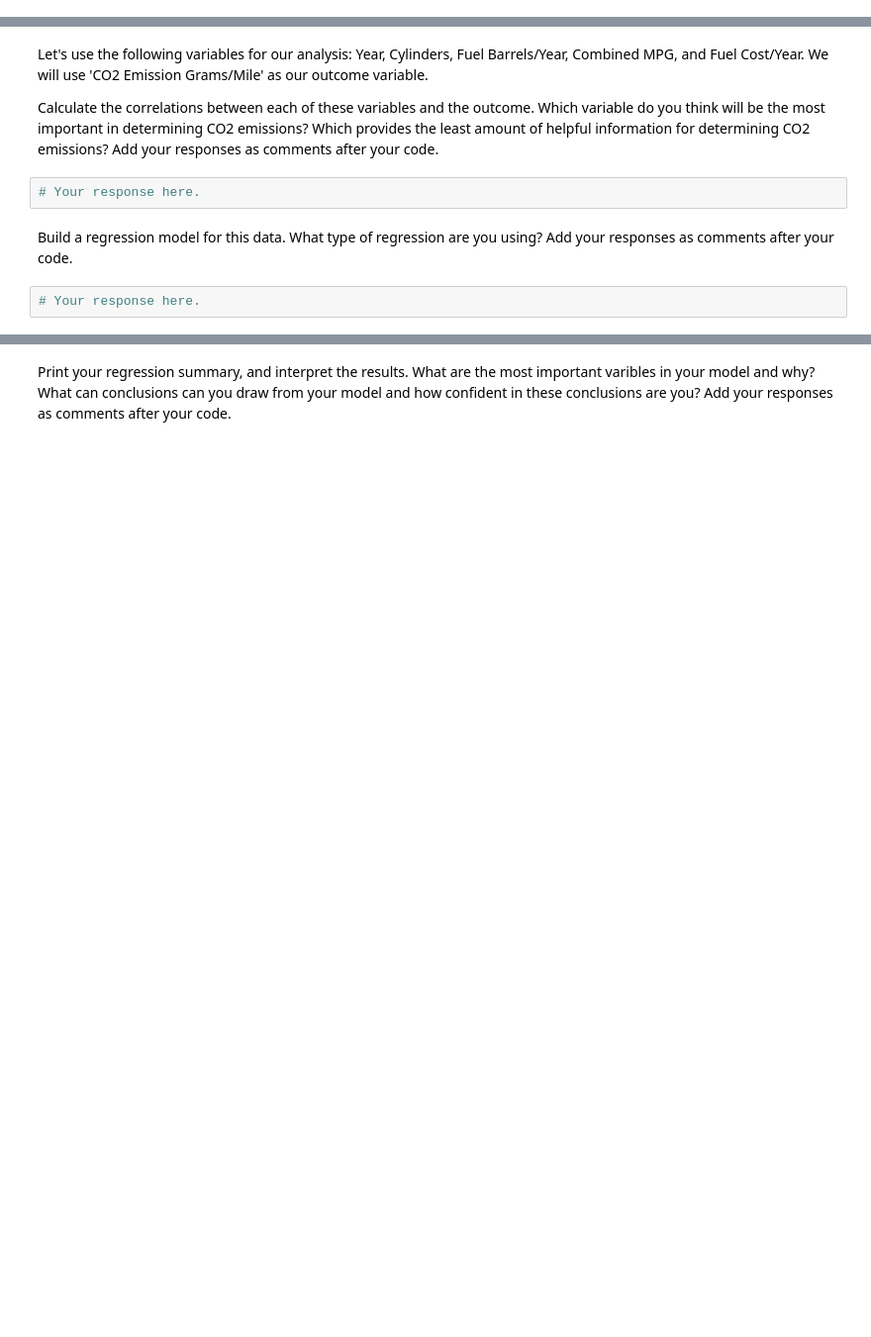
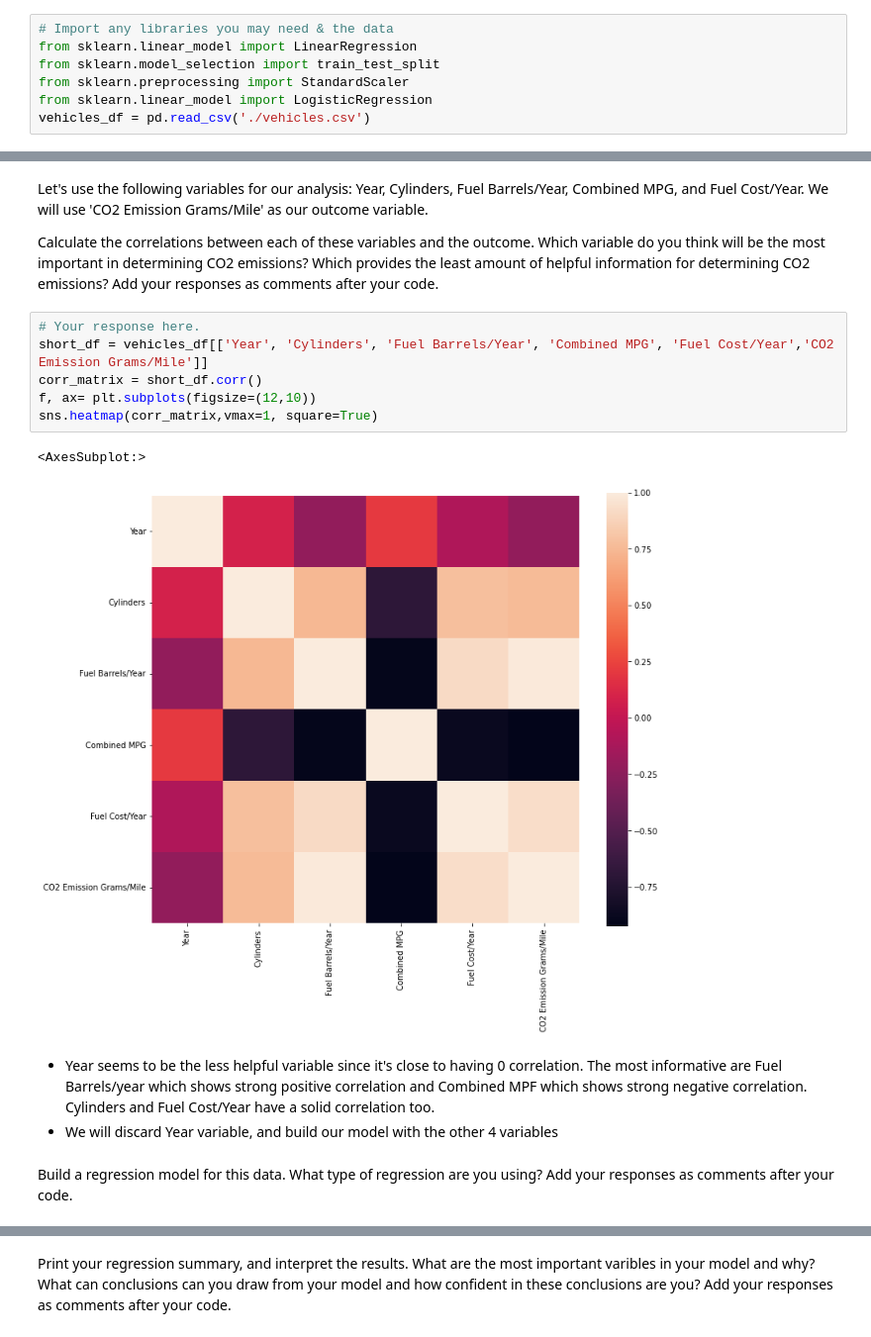
Before and after one commit to ironhack-bcn-data-june-2020/27-lab-regression-analysis, a Jupyter notebook: your-code.ipynb, the cells around one changed output, grey strips where cells are left out. Shown at 99% size. Cells and saved outputs as stored; diff of their text form; blank space fills up the shorter version.

```diff
--- a/your-code.ipynb
+++ b/your-code.ipynb
@@ -137,0 +136,7 @@ For the second part of this lab, we will use the vehicles.csv data set. You can
+# %%
+# Import any libraries you may need & the data
+from sklearn.linear_model import LinearRegression
+from sklearn.model_selection import train_test_split
+from sklearn.preprocessing import StandardScaler
+from sklearn.linear_model import LogisticRegression
+vehicles_df = pd.read_csv('./vehicles.csv')
@@ -139,9 +153,17 @@ For the second part of this lab, we will use the vehicles.csv data set. You can
 Let's use the following variables for our analysis: Year, Cylinders, Fuel Barrels/Year, Combined MPG, and Fuel Cost/Year. We will use 'CO2 Emission Grams/Mile' as our outcome variable.
 
 Calculate the correlations between each of these variables and the outcome. Which variable do you think will be the most important in determining CO2 emissions? Which provides the least amount of helpful information for determining CO2 emissions? Add your responses as comments after your code.
-# %%
-# Your response here.
+# %%
+# Your response here.
+short_df = vehicles_df[['Year', 'Cylinders', 'Fuel Barrels/Year', 'Combined MPG', 'Fuel Cost/Year','CO2 Emission Grams/Mile']]
+corr_matrix = short_df.corr()
+f, ax= plt.subplots(figsize=(12,10))
+sns.heatmap(corr_matrix,vmax=1, square=True)
+# %% [output]
+<AxesSubplot:>
+[figure, added]
+# %% [markdown]
+- Year seems to be the less helpful variable since it's close to having 0 correlation. The most informative are Fuel Barrels/year which shows strong positive correlation and Combined MPF which shows strong negative correlation. Cylinders and Fuel Cost/Year have a solid correlation too.
+- We will discard Year variable, and build our model with the other 4 variables
 # %% [markdown]
 Build a regression model for this data. What type of regression are you using? Add your responses as comments after your code.
-# %%
-# Your response here.
```
Also changed, not shown: parts of 6 cells of this notebook.
